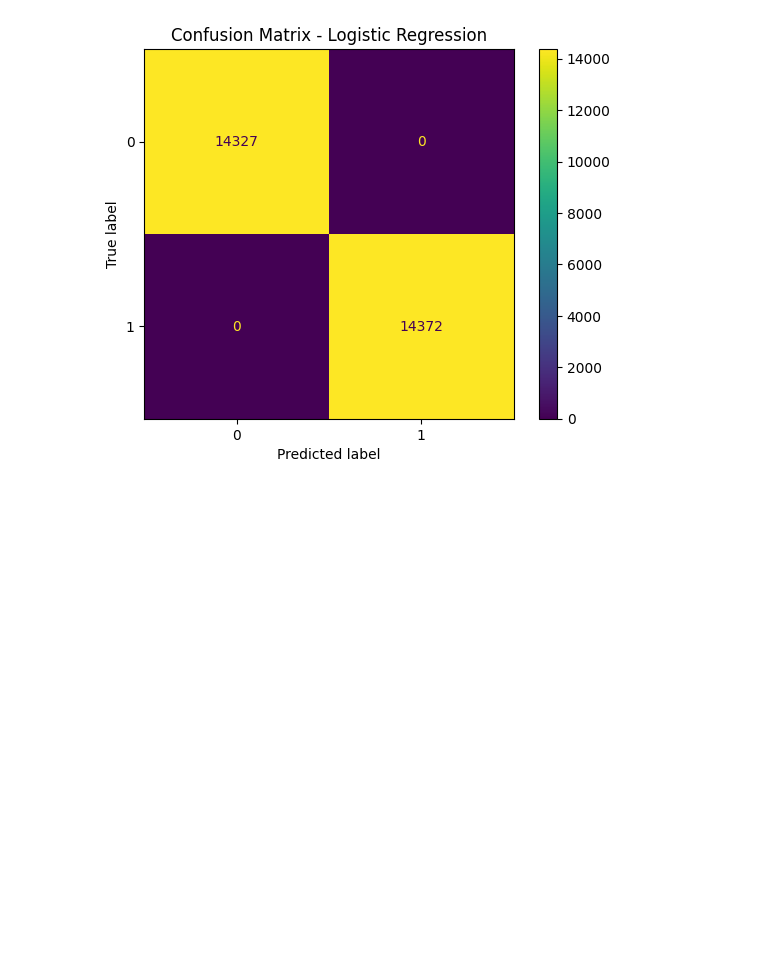
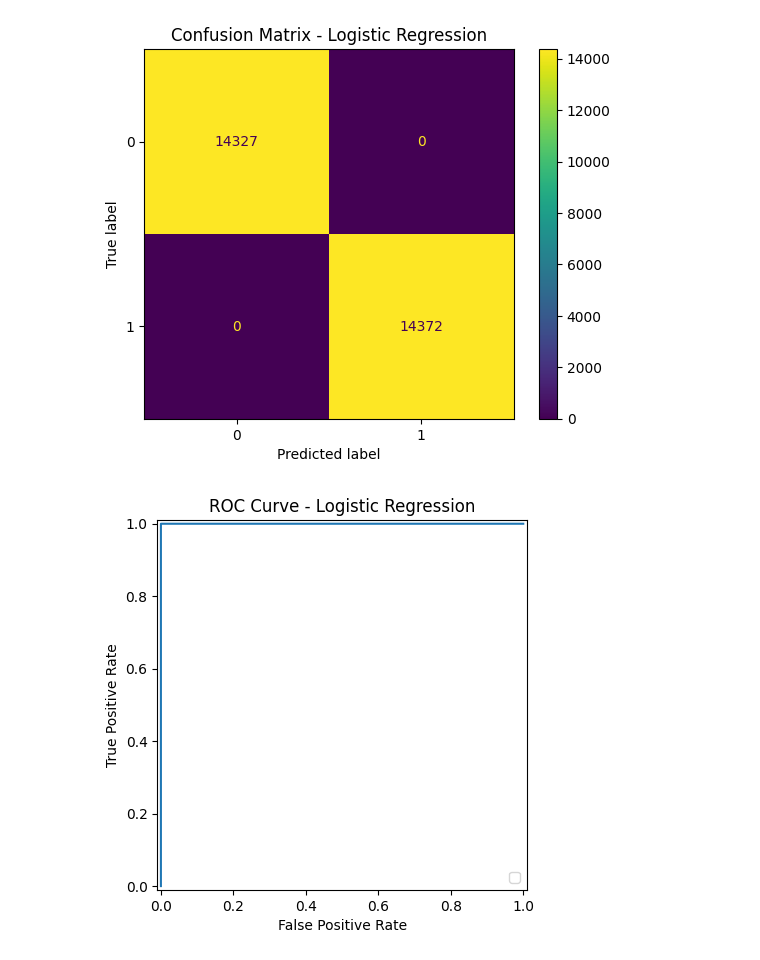
Before and after one commit to Birkity/-Credit-Scoring-Model, a Jupyter notebook: notebooks/task_2.ipynb, the cells around one changed output. Cells and saved outputs as stored; diff of their text form; code cells hidden in the pictures; blank space fills up the shorter version.

Commit message:
visualization

```diff
--- a/notebooks/task_2.ipynb
+++ b/notebooks/task_2.ipynb
@@ -556,3 +556,10 @@ plt.title("Confusion Matrix - Logistic Regression")
 plt.show()
 # %% [output]
 [figure]
+# %%
+fpr_log_reg, tpr_log_reg, _ = roc_curve(y_test, y_prob_log_reg)
+RocCurveDisplay(fpr=fpr_log_reg, tpr=tpr_log_reg).plot()
+plt.title("ROC Curve - Logistic Regression")
+plt.show()
+# %% [output]
+[figure, added]
```
